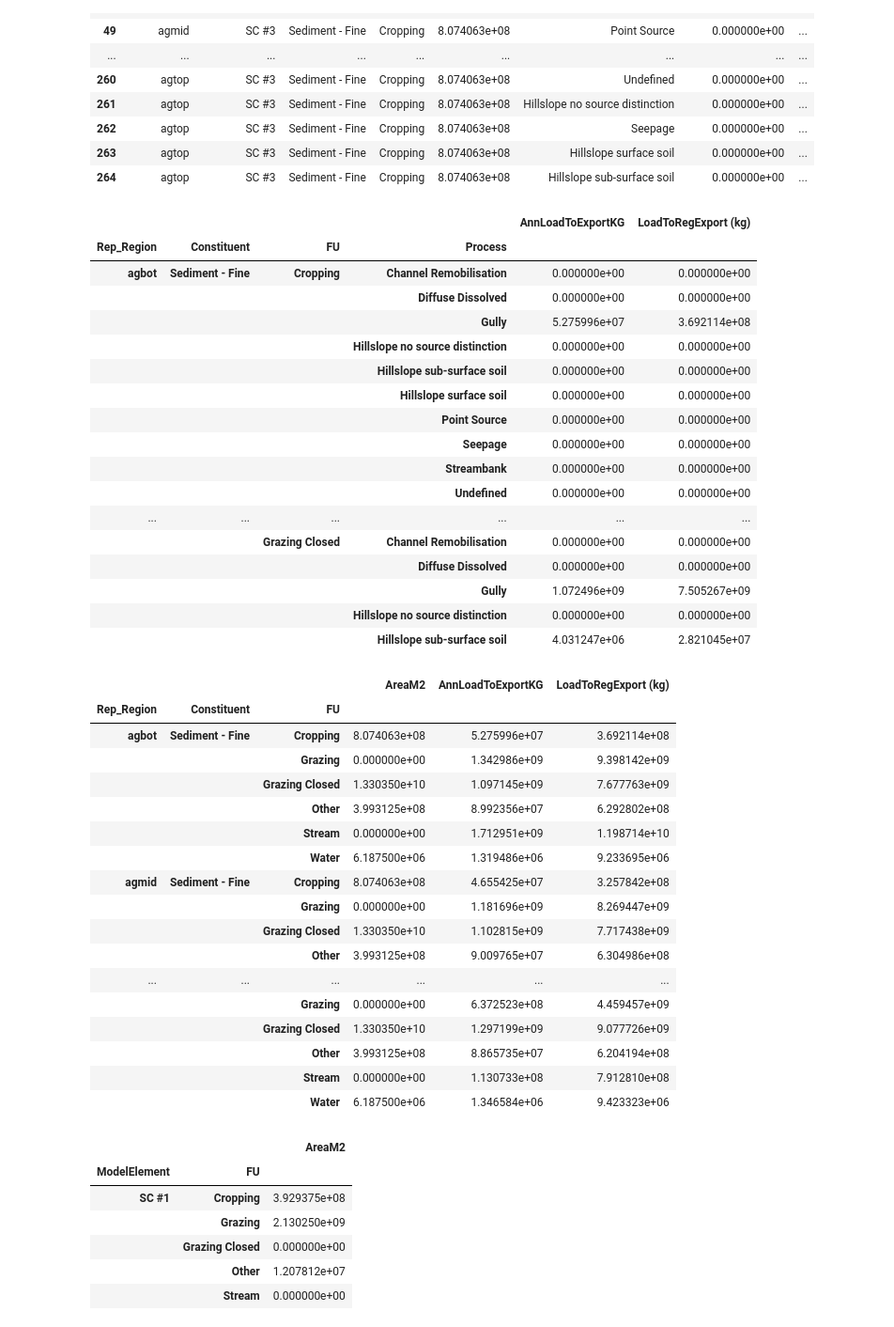
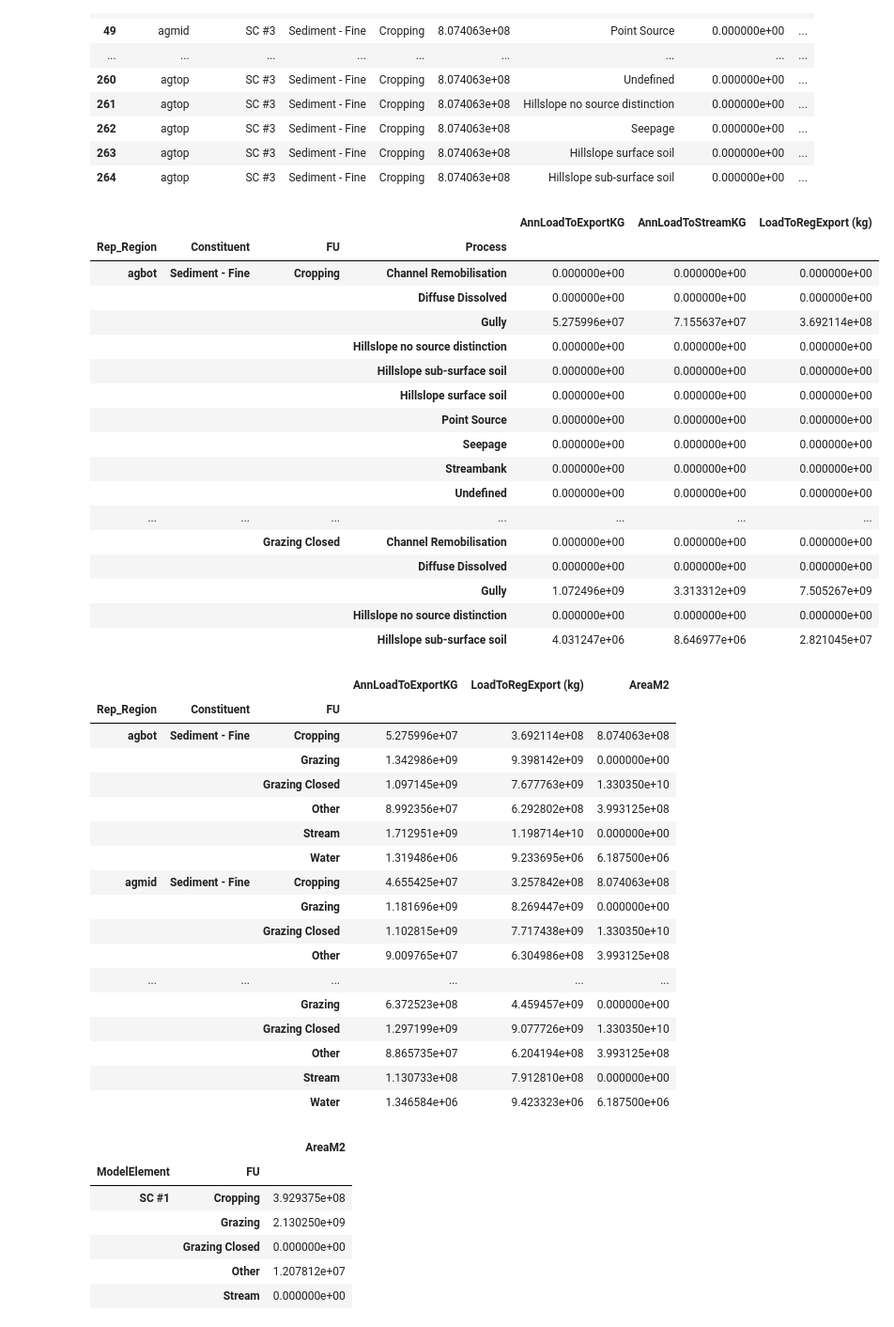
Before and after one commit to frbennett/reef_scripts, a Jupyter notebook: ResultsAnalysis/RobsRegContrib.ipynb, the cells around one changed output. Shown at 94% size. Cells and saved outputs as stored; diff of their text form; code cells hidden in the pictures.

```diff
--- a/ResultsAnalysis/RobsRegContrib.ipynb
+++ b/ResultsAnalysis/RobsRegContrib.ipynb
@@ -30,6 +38,7 @@ df = pd.read_csv('D:/Beckers/outputs/Scenario 1/RegContributorDataGrid_3818_New.
 #df2
 
 # Add the column to df instead
+df['AnnLoadToStreamKG'] = df['LoadToStream (kg)'].div(df['Num_Days']).mul(365.25)
 df['AnnLoadToExportKG'] = df['LoadToRegExport (kg)'].div(df['Num_Days']).mul(365.25)
 df[df['Constituent'] == 'Sediment - Fine'].head(25)
 # %% [output]
@@ -53,57 +62,57 @@ df[df['Constituent'] == 'Sediment - Fine'].head(25)
 # %%
 # Grab just our constituent, sum load to reg export
 # could us a ".isin(['one','three'])" to include more constituents... I think...
 #df[df['Constituent'] == 'Sediment - Fine'].head(5)
-df[df['Constituent'] == 'Sediment - Fine'].groupby(['Rep_Region', 'Constituent', 'FU', 'Process']).agg({'LoadToRegExport (kg)':'sum','AnnLoadToExportKG':'sum'}).head(25)
+df[df['Constituent'] == 'Sediment - Fine'].groupby(['Rep_Region', 'Constituent', 'FU', 'Process']).agg({'LoadToRegExport (kg)':'sum','AnnLoadToStreamKG':'sum','AnnLoadToExportKG':'sum'}).head(25)
 
 # trying some maths and failing...
 #df.loc[df['Constituent'] == 'Sediment - Fine'].groupby(['Rep_Region', 'Constituent', 'FU', 'Process']).agg({df['LoadToRegExport (kg)'].div(9999):'sum'})
 
 # Same result given by
 # df.loc[df['Constituent'] == 'Sediment - Fine'].groupby(['Rep_Region', 'Constituent', 'FU', 'Process'])['LoadToRegExport (kg)'].sum()
 # %% [output]
-|  |  |  |  | AnnLoadToExportKG | LoadToRegExport (kg) |
-| Rep_Region | Constituent | FU | Process |  |  |
-| agbot | Sediment - Fine | Cropping | Channel Remobilisation | 0.000000e+00 | 0.000000e+00 |
-|  |  |  | Diffuse Dissolved | 0.000000e+00 | 0.000000e+00 |
-|  |  |  | Gully | 5.275996e+07 | 3.692114e+08 |
-|  |  |  | Hillslope no source distinction | 0.000000e+00 | 0.000000e+00 |
-|  |  |  | Hillslope sub-surface soil | 0.000000e+00 | 0.000000e+00 |
-|  |  |  | Hillslope surface soil | 0.000000e+00 | 0.000000e+00 |
-|  |  |  | Point Source | 0.000000e+00 | 0.000000e+00 |
-|  |  |  | Seepage | 0.000000e+00 | 0.000000e+00 |
-|  |  |  | Streambank | 0.000000e+00 | 0.000000e+00 |
-|  |  |  | Undefined | 0.000000e+00 | 0.000000e+00 |
-| ... | ... | ... | ... | ... | ... |
-|  |  | Grazing Closed | Channel Remobilisation | 0.000000e+00 | 0.000000e+00 |
-|  |  |  | Diffuse Dissolved | 0.000000e+00 | 0.000000e+00 |
-|  |  |  | Gully | 1.072496e+09 | 7.505267e+09 |
-|  |  |  | Hillslope no source distinction | 0.000000e+00 | 0.000000e+00 |
-|  |  |  | Hillslope sub-surface soil | 4.031247e+06 | 2.821045e+07 |
+|  |  |  |  | AnnLoadToExportKG | AnnLoadToStreamKG | LoadToRegExport (kg) |
+| Rep_Region | Constituent | FU | Process |  |  |  |
+| agbot | Sediment - Fine | Cropping | Channel Remobilisation | 0.000000e+00 | 0.000000e+00 | 0.000000e+00 |
+|  |  |  | Diffuse Dissolved | 0.000000e+00 | 0.000000e+00 | 0.000000e+00 |
+|  |  |  | Gully | 5.275996e+07 | 7.155637e+07 | 3.692114e+08 |
+|  |  |  | Hillslope no source distinction | 0.000000e+00 | 0.000000e+00 | 0.000000e+00 |
+|  |  |  | Hillslope sub-surface soil | 0.000000e+00 | 0.000000e+00 | 0.000000e+00 |
+|  |  |  | Hillslope surface soil | 0.000000e+00 | 0.000000e+00 | 0.000000e+00 |
+|  |  |  | Point Source | 0.000000e+00 | 0.000000e+00 | 0.000000e+00 |
+|  |  |  | Seepage | 0.000000e+00 | 0.000000e+00 | 0.000000e+00 |
+|  |  |  | Streambank | 0.000000e+00 | 0.000000e+00 | 0.000000e+00 |
+|  |  |  | Undefined | 0.000000e+00 | 0.000000e+00 | 0.000000e+00 |
+| ... | ... | ... | ... | ... | ... | ... |
+|  |  | Grazing Closed | Channel Remobilisation | 0.000000e+00 | 0.000000e+00 | 0.000000e+00 |
+|  |  |  | Diffuse Dissolved | 0.000000e+00 | 0.000000e+00 | 0.000000e+00 |
+|  |  |  | Gully | 1.072496e+09 | 3.313312e+09 | 7.505267e+09 |
+|  |  |  | Hillslope no source distinction | 0.000000e+00 | 0.000000e+00 | 0.000000e+00 |
+|  |  |  | Hillslope sub-surface soil | 4.031247e+06 | 8.646977e+06 | 2.821045e+07 |
 # %%
 # Grab just our constituent, sum load to reg export
 # try to sum one columns and 'first' another
 # this works but we would need to aggregate FU areas by region for this to make sense
 df[df['Constituent'] == 'Sediment - Fine'].groupby(['Rep_Region', 'Constituent', 'FU']).agg({'LoadToRegExport (kg)':'sum','AnnLoadToExportKG':'sum', 'AreaM2':'first'})
 # %% [output]
-|  |  |  | AreaM2 | AnnLoadToExportKG | LoadToRegExport (kg) |
+|  |  |  | AnnLoadToExportKG | LoadToRegExport (kg) | AreaM2 |
 | Rep_Region | Constituent | FU |  |  |  |
-| agbot | Sediment - Fine | Cropping | 8.074063e+08 | 5.275996e+07 | 3.692114e+08 |
-|  |  | Grazing | 0.000000e+00 | 1.342986e+09 | 9.398142e+09 |
-|  |  | Grazing Closed | 1.330350e+10 | 1.097145e+09 | 7.677763e+09 |
-|  |  | Other | 3.993125e+08 | 8.992356e+07 | 6.292802e+08 |
-|  |  | Stream | 0.000000e+00 | 1.712951e+09 | 1.198714e+10 |
-|  |  | Water | 6.187500e+06 | 1.319486e+06 | 9.233695e+06 |
-| agmid | Sediment - Fine | Cropping | 8.074063e+08 | 4.655425e+07 | 3.257842e+08 |
-|  |  | Grazing | 0.000000e+00 | 1.181696e+09 | 8.269447e+09 |
-|  |  | Grazing Closed | 1.330350e+10 | 1.102815e+09 | 7.717438e+09 |
-|  |  | Other | 3.993125e+08 | 9.009765e+07 | 6.304986e+08 |
+| agbot | Sediment - Fine | Cropping | 5.275996e+07 | 3.692114e+08 | 8.074063e+08 |
+|  |  | Grazing | 1.342986e+09 | 9.398142e+09 | 0.000000e+00 |
+|  |  | Grazing Closed | 1.097145e+09 | 7.677763e+09 | 1.330350e+10 |
+|  |  | Other | 8.992356e+07 | 6.292802e+08 | 3.993125e+08 |
+|  |  | Stream | 1.712951e+09 | 1.198714e+10 | 0.000000e+00 |
+|  |  | Water | 1.319486e+06 | 9.233695e+06 | 6.187500e+06 |
+| agmid | Sediment - Fine | Cropping | 4.655425e+07 | 3.257842e+08 | 8.074063e+08 |
+|  |  | Grazing | 1.181696e+09 | 8.269447e+09 | 0.000000e+00 |
+|  |  | Grazing Closed | 1.102815e+09 | 7.717438e+09 | 1.330350e+10 |
+|  |  | Other | 9.009765e+07 | 6.304986e+08 | 3.993125e+08 |
 | ... | ... | ... | ... | ... | ... |
-|  |  | Grazing | 0.000000e+00 | 6.372523e+08 | 4.459457e+09 |
-|  |  | Grazing Closed | 1.330350e+10 | 1.297199e+09 | 9.077726e+09 |
-|  |  | Other | 3.993125e+08 | 8.865735e+07 | 6.204194e+08 |
-|  |  | Stream | 0.000000e+00 | 1.130733e+08 | 7.912810e+08 |
-|  |  | Water | 6.187500e+06 | 1.346584e+06 | 9.423323e+06 |
+|  |  | Grazing | 6.372523e+08 | 4.459457e+09 | 0.000000e+00 |
+|  |  | Grazing Closed | 1.297199e+09 | 9.077726e+09 | 1.330350e+10 |
+|  |  | Other | 8.865735e+07 | 6.204194e+08 | 3.993125e+08 |
+|  |  | Stream | 1.130733e+08 | 7.912810e+08 | 0.000000e+00 |
+|  |  | Water | 1.346584e+06 | 9.423323e+06 | 6.187500e+06 |
 # %%
 # Grab just our constituent, get FU area in each catchment???
 catchFuArea = df[df['Constituent'] == 'Sediment - Fine'].groupby(['ModelElement','FU']).agg({'AreaM2':'first'})
```
Also changed, not shown: parts of 1 cell of this notebook, 1 other file.
